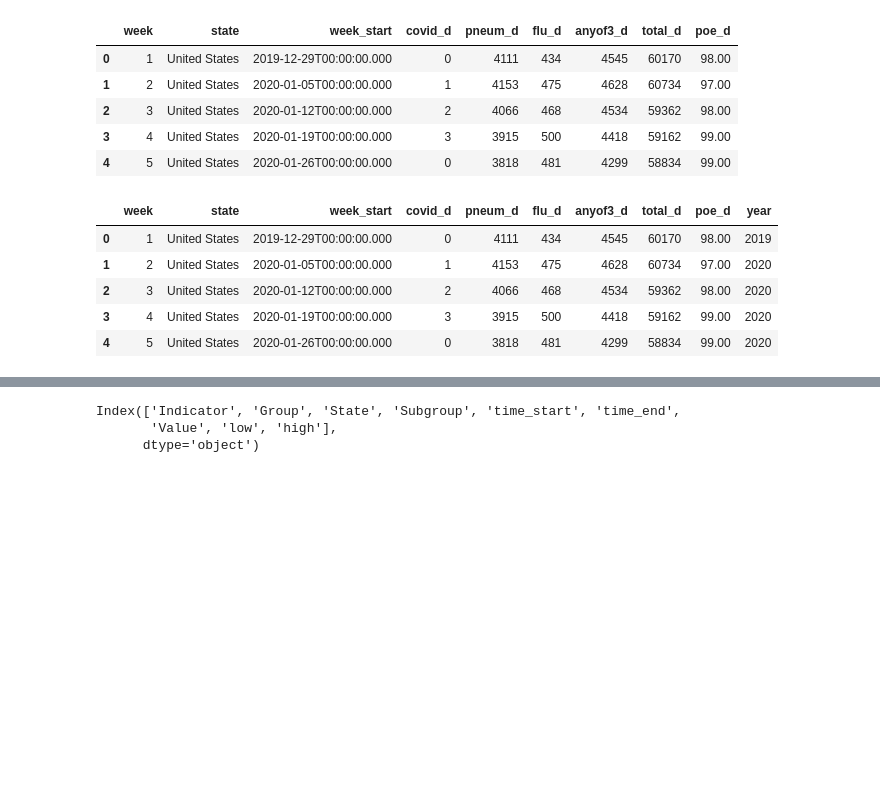
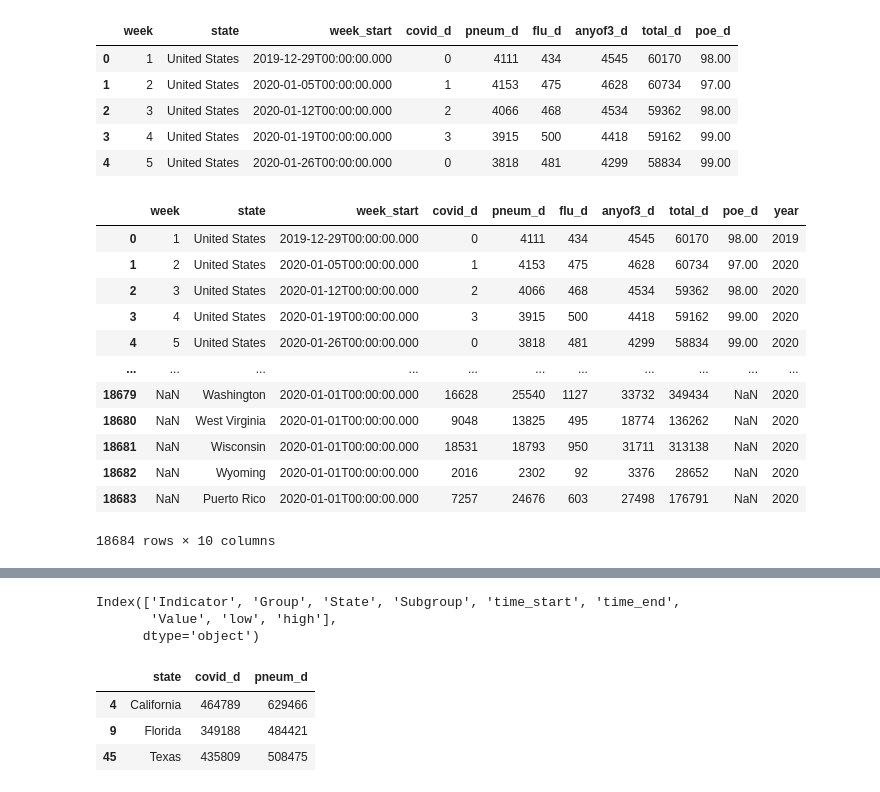
Before and after one commit to leowheeler1/project3main, a Jupyter notebook: cleanup.ipynb, the cells around one changed output, grey strips where cells are left out. Cells and saved outputs as stored; diff of their text form; code cells hidden in the pictures; blank space fills up the shorter version.

```diff
--- a/cleanup.ipynb
+++ b/cleanup.ipynb
@@ -74,15 +74,22 @@ df.head()
 # %%
 week_start = df['week_start'].astype(str)
 year = [week_start[i][0:4] for i in range(len(week_start))]
 df['year'] = year
-df.head()
+df
 # %% [output]
 |  | week | state | week_start | covid_d | pneum_d | flu_d | anyof3_d | total_d | poe_d | year |
 | 0 | 1 | United States | 2019-12-29T00:00:00.000 | 0 | 4111 | 434 | 4545 | 60170 | 98.00 | 2019 |
 | 1 | 2 | United States | 2020-01-05T00:00:00.000 | 1 | 4153 | 475 | 4628 | 60734 | 97.00 | 2020 |
 | 2 | 3 | United States | 2020-01-12T00:00:00.000 | 2 | 4066 | 468 | 4534 | 59362 | 98.00 | 2020 |
 | 3 | 4 | United States | 2020-01-19T00:00:00.000 | 3 | 3915 | 500 | 4418 | 59162 | 99.00 | 2020 |
 | 4 | 5 | United States | 2020-01-26T00:00:00.000 | 0 | 3818 | 481 | 4299 | 58834 | 99.00 | 2020 |
+| ... | ... | ... | ... | ... | ... | ... | ... | ... | ... | ... |
+| 18679 | NaN | Washington | 2020-01-01T00:00:00.000 | 16628 | 25540 | 1127 | 33732 | 349434 | NaN | 2020 |
+| 18680 | NaN | West Virginia | 2020-01-01T00:00:00.000 | 9048 | 13825 | 495 | 18774 | 136262 | NaN | 2020 |
+| 18681 | NaN | Wisconsin | 2020-01-01T00:00:00.000 | 18531 | 18793 | 950 | 31711 | 313138 | NaN | 2020 |
+| 18682 | NaN | Wyoming | 2020-01-01T00:00:00.000 | 2016 | 2302 | 92 | 3376 | 28652 | NaN | 2020 |
+| 18683 | NaN | Puerto Rico | 2020-01-01T00:00:00.000 | 7257 | 24676 | 603 | 27498 | 176791 | NaN | 2020 |
+18684 rows × 10 columns
 # %%
 df.to_csv('cdc_covid_data.csv', index=False)
 # week of reportind (index), state, week start date, covid deaths, pneumonia deaths, influenza deaths, covid+pneumonia+influenza deaths, total deaths, percentage of expected deaths, year
@@ -138,3 +143,13 @@ for row in state_group.iterrows():
 # %%
 with open('data/json/state_death_totals.json', 'w') as file:
     json.dump(output, file, indent=4)
+# %%
+death_totals = pd.read_json('data/json/state_death_totals.json')
+higher_c_states = [row[1][0] for row in death_totals.iterrows() if row[1][1] > row[1][2]]
+higher_covid = death_totals[death_totals['state'].isin(higher_c_states)]
+high_death = death_totals[death_totals['state'].isin(['Texas', 'Florida', 'California'])]
+# %% [output]
+|  | state | covid_d | pneum_d |
+| 4 | California | 464789 | 629466 |
+| 9 | Florida | 349188 | 484421 |
+| 45 | Texas | 435809 | 508475 |
```
Also changed, not shown: parts of 3 cells of this notebook.
